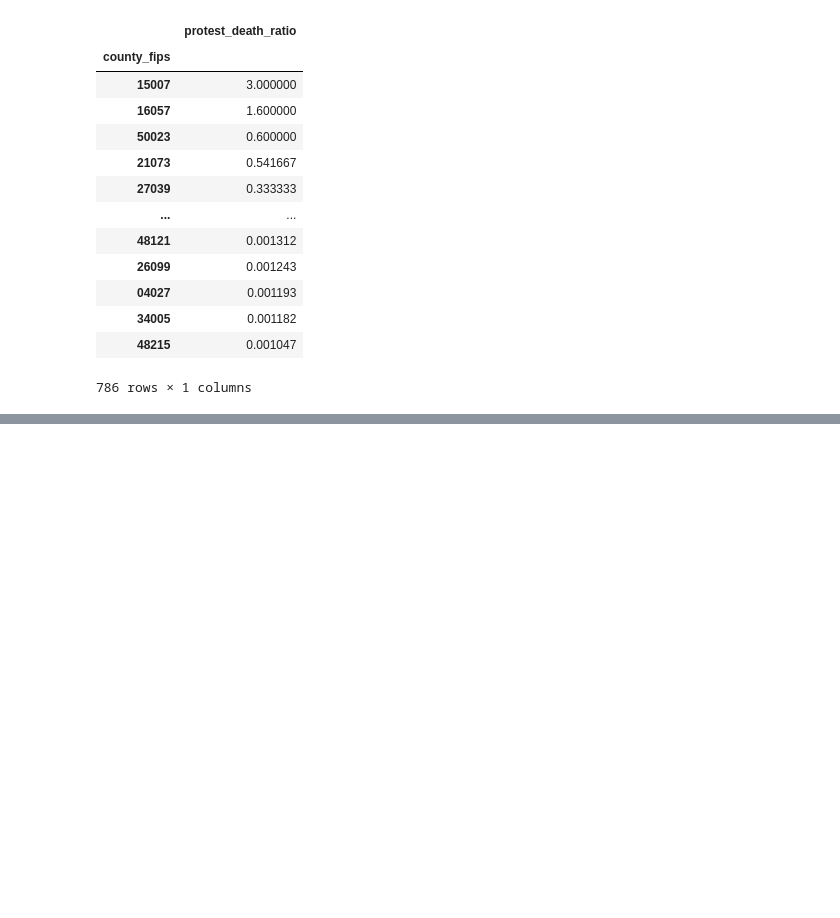
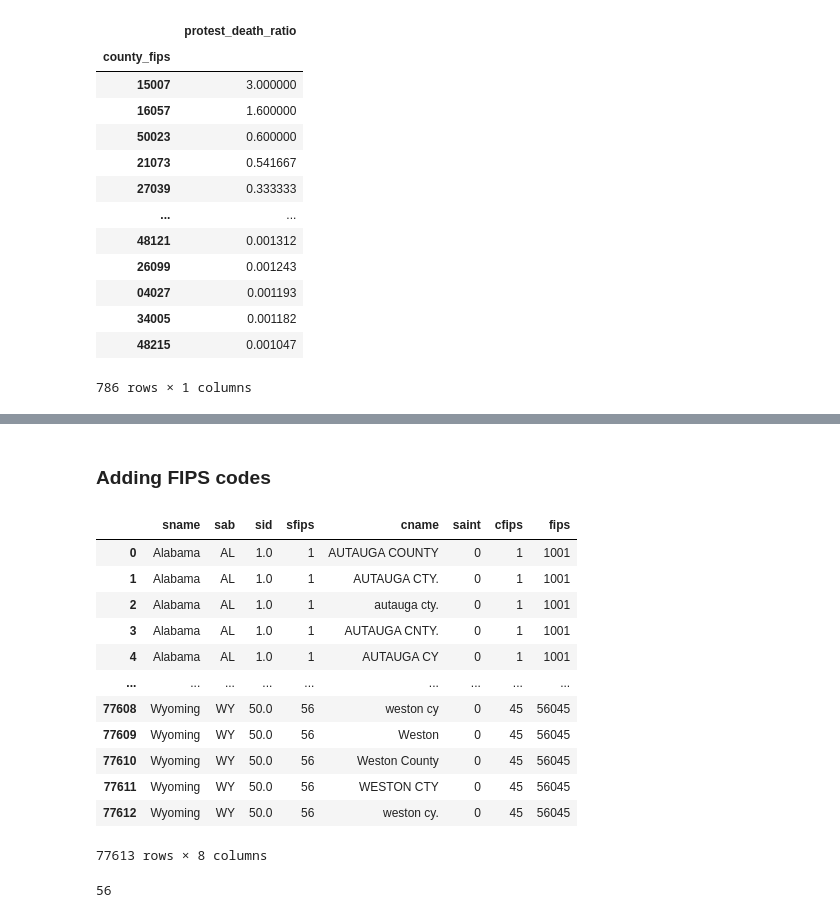
Before and after one commit to AschHarwood/social_unrest, a Jupyter notebook: social_unrest_feature_wrangling.ipynb, the cells around one changed output, grey strips where cells are left out. Drawn from its saved outputs; the diff is of its cells as text; code cells hidden in the pictures; blank space fills up the shorter version.

```diff
--- a/social_unrest_feature_wrangling.ipynb
+++ b/social_unrest_feature_wrangling.ipynb
@@ -415,0 +481,20 @@ feature_target.to_csv('nyt_case_deaths_acled_protests_count_by_date_county_5_24_
+# %% [markdown]
+### Adding FIPS codes
+# %%
+fips = pd.read_csv('https://nyc3.digitaloceanspaces.com/politicalnews/political_violence/countyfipstool20190120.csv?X-Amz-Algorithm=AWS4-HMAC-SHA256&X-Amz-Credential=KSJCKUT5V42U4OBV57JG%2F20210525%2Fnyc3%2Fs3%2Faws4_request&X-Amz-Date=20210525T174235Z&X-Amz-Expires=259200&X-Amz-SignedHeaders=host&X-Amz-Signature=80a26c724745f38c020c46c0a1913e4bc2c79b722206cf8769add6c7ffe170ce')
+# %%
+fips
+# %% [output]
+|  | sname | sab | sid | sfips | cname | saint | cfips | fips |
+| 0 | Alabama | AL | 1.0 | 1 | AUTAUGA COUNTY | 0 | 1 | 1001 |
+| 1 | Alabama | AL | 1.0 | 1 | AUTAUGA CTY. | 0 | 1 | 1001 |
+| 2 | Alabama | AL | 1.0 | 1 | autauga cty. | 0 | 1 | 1001 |
+| 3 | Alabama | AL | 1.0 | 1 | AUTAUGA CNTY. | 0 | 1 | 1001 |
+| 4 | Alabama | AL | 1.0 | 1 | AUTAUGA CY | 0 | 1 | 1001 |
+| ... | ... | ... | ... | ... | ... | ... | ... | ... |
+| 77608 | Wyoming | WY | 50.0 | 56 | weston cy | 0 | 45 | 56045 |
+| 77609 | Wyoming | WY | 50.0 | 56 | Weston | 0 | 45 | 56045 |
+| 77610 | Wyoming | WY | 50.0 | 56 | Weston County | 0 | 45 | 56045 |
+| 77611 | Wyoming | WY | 50.0 | 56 | WESTON CTY | 0 | 45 | 56045 |
+| 77612 | Wyoming | WY | 50.0 | 56 | weston cy. | 0 | 45 | 56045 |
+77613 rows × 8 columns
@@ -415,0 +503,4 @@ feature_target.to_csv('nyt_case_deaths_acled_protests_count_by_date_county_5_24_
+# %%
+len(fips_variations['sname'].value_counts())
+# %% [output]
+56
```
Also changed, not shown: parts of 54 cells of this notebook.
